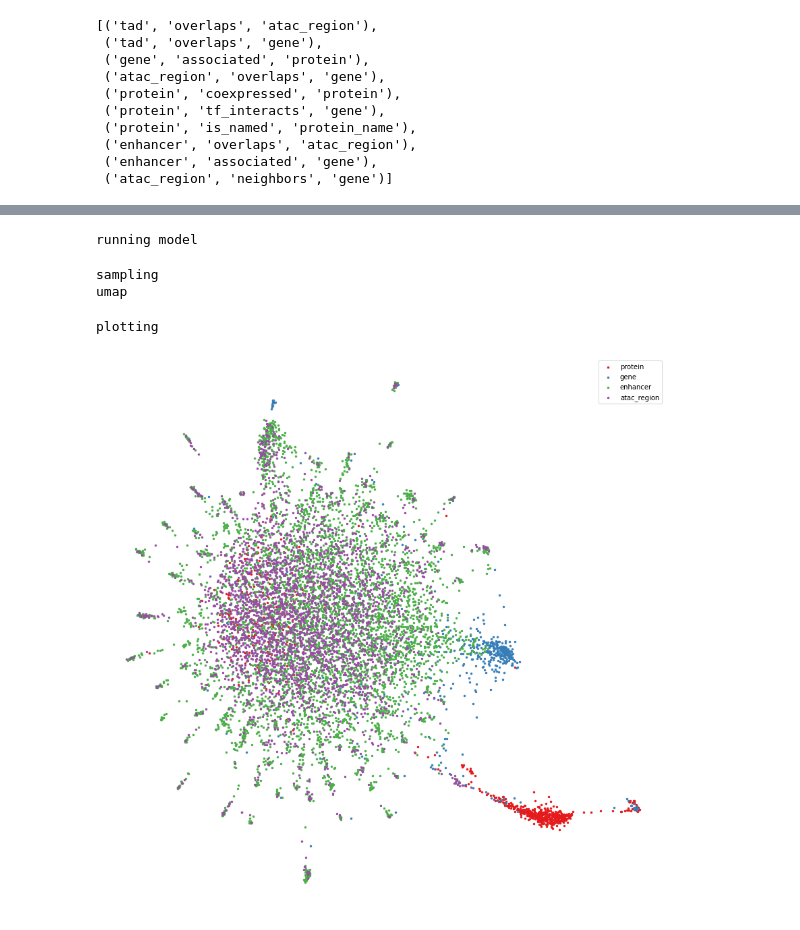
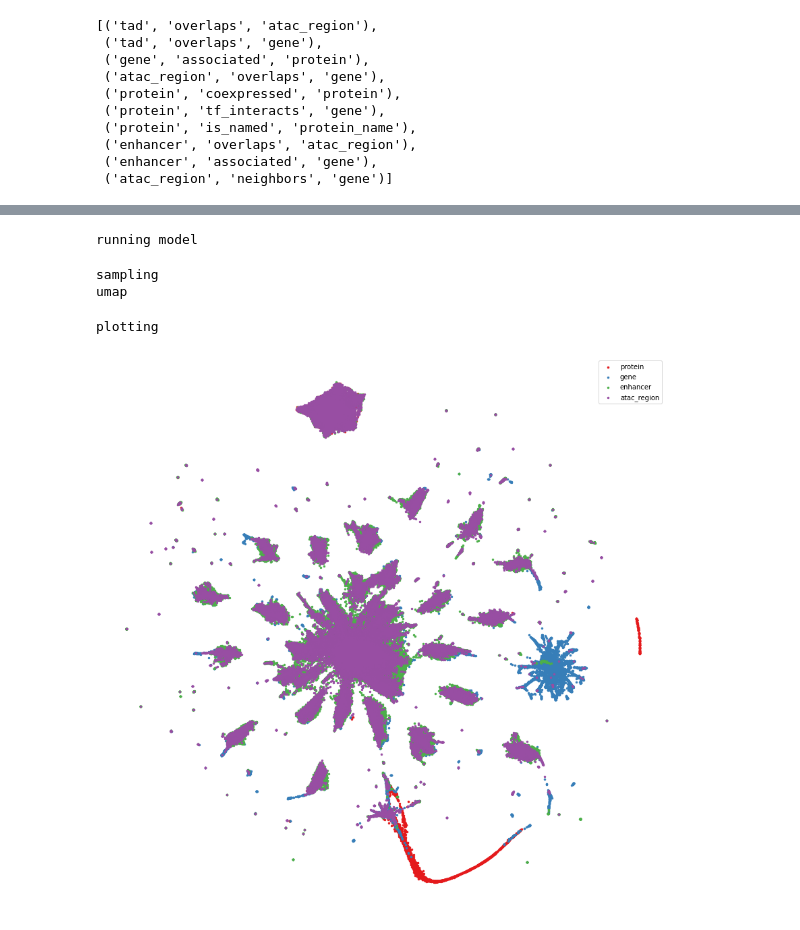
Before and after one commit to bglazer/opisca, a Jupyter notebook: node2vec_training.ipynb, the cells around one changed output, grey strips where cells are left out. Cells and saved outputs as stored; diff of their text form; code cells hidden in the pictures.

Commit message:
Revert "Redoing with large embeddings"
This reverts commit 0230e4ee4654cb54c957aec2decd7aa28ed50bbc.

```diff
--- a/node2vec_training.ipynb
+++ b/node2vec_training.ipynb
@@ -117,5 +117,5 @@ subgraph.num_nodes
 # %%
-model = Node2Vec(subgraph.edge_index, embedding_dim=128, walk_length=50,
+model = Node2Vec(subgraph.edge_index, embedding_dim=32, walk_length=50,
                  context_size=25, walks_per_node=10,
                  num_negative_samples=1, p=1, q=1, sparse=True).to(device)
 
@@ -159,18 +156,0 @@ node_types = subgraph._node_type_names
-# %%
-z=None
-with torch.no_grad():
-    model.eval()
-    print('running model')
-    z = model(torch.arange(subgraph.num_nodes, device=device))
-# %% [output]
-running model
-# %%
-print('sampling')
-N = 10000
-sample = torch.randint(low=0, high=len(z), size=(N,))
-q = z[sample]
-print('umap')
-q = UMAP(n_jobs=42, n_neighbors=200).fit_transform(q.cpu().numpy())
-# %% [output]
-sampling
-umap
@@ -177,16 +159,34 @@ umap
+# %%
+z=None
+with torch.no_grad():
+    model.eval()
+    print('running model')
+    z = model(torch.arange(subgraph.num_nodes, device=device))
+# %% [output]
+running model
+# %%
+print('sampling')
+N = 10000
+sample = torch.randint(low=0, high=len(z), size=(N,))
+q = z[sample]
+print('umap')
+q = UMAP(n_jobs=42, n_neighbors=10).fit_transform(q.cpu().numpy())
+# %% [output]
+sampling
+umap
 # %%
 print('plotting')
 fig = plt.figure(figsize=(15,15))
 ax = plt.axes()
 ax.axis('off')
 cmap = cm.Set1(list(range(len(node_types))))
 for i,node_type in enumerate(node_types):
-    p = q[subgraph.node_type[sample]==i] #
+    p = q[subgraph.node_type==i] #[sample]
     ax.scatter(p[:,0], p[:,1], alpha=1, s=6, color=cmap[i], label=node_type)
 _=ax.legend()
 # %% [output]
 plotting
-[figure, old version]
+[figure, new version]
 # %%
 embedding = model(torch.arange(subgraph.num_nodes, device=device))
 # %%
```
Also changed, not shown: parts of 21 cells of this notebook, 3 other files.
